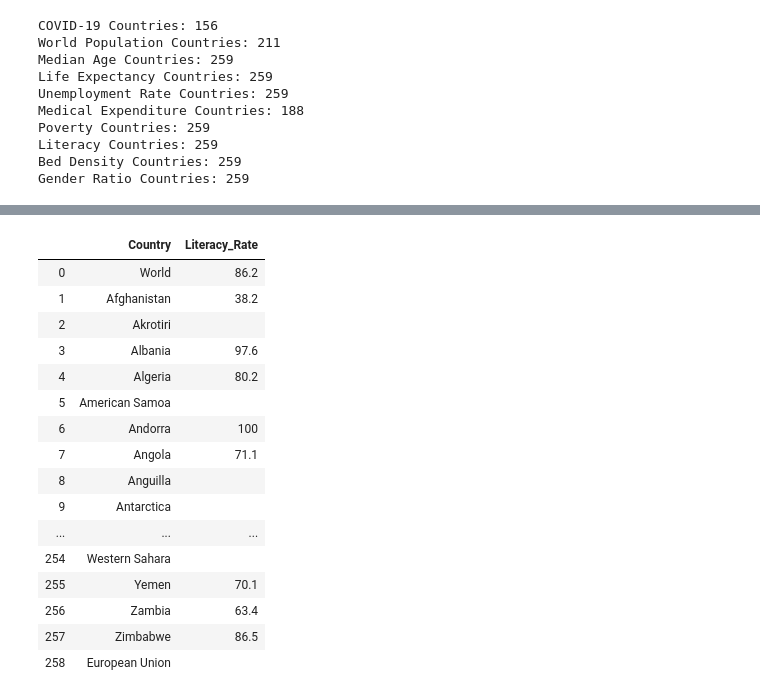
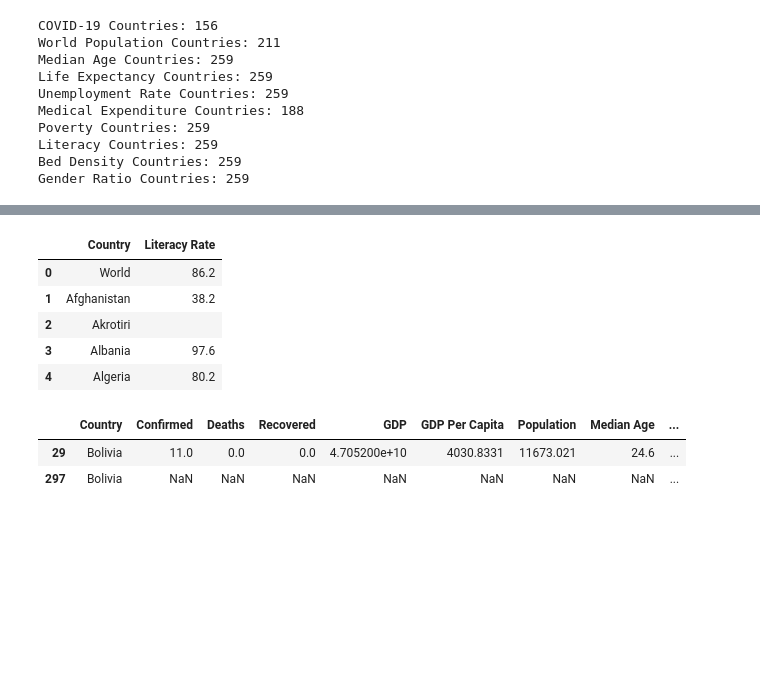
Before and after one commit to shozi91/PredictingCOVID, a Jupyter notebook: merged_data.ipynb, the cells around one changed output, grey strips where cells are left out. Drawn from its saved outputs; the diff is of its cells as text; code cells hidden in the pictures; blank space fills up the shorter version.

```diff
--- a/merged_data.ipynb
+++ b/merged_data.ipynb
@@ -129,33 +128,24 @@ Beds_df
 # %%
 literacy = {}
 
 for country in cia['countries'].keys():
     try:
         literacy[cia['countries'][country]['data']['name']] = cia['countries'][country]['data']['people']['literacy']['total_population']['value']
     except Exception as ex:
         literacy[cia['countries'][country]['data']['name']] = ''
 
-literacy_df = pd.DataFrame(literacy.items(), columns={'Country',"Literacy_Rate"})
-literacy_df.set_index = ('Country')
-literacy_df
+literacy_df = pd.DataFrame(literacy,index=[0])
+literacy_df = literacy_df.transpose()
+literacy_df.reset_index(inplace=True)
+literacy_df.rename(columns={'index':'Country', 0:'Literacy Rate'},inplace=True)
+literacy_df.head()
 # %% [output]
-|  | Country | Literacy_Rate |
+|  | Country | Literacy Rate |
 | 0 | World | 86.2 |
 | 1 | Afghanistan | 38.2 |
 | 2 | Akrotiri |  |
 | 3 | Albania | 97.6 |
 | 4 | Algeria | 80.2 |
-| 5 | American Samoa |  |
-| 6 | Andorra | 100 |
-| 7 | Angola | 71.1 |
-| 8 | Anguilla |  |
-| 9 | Antarctica |  |
-| ... | ... | ... |
-| 254 | Western Sahara |  |
-| 255 | Yemen | 70.1 |
-| 256 | Zambia | 63.4 |
-| 257 | Zimbabwe | 86.5 |
-| 258 | European Union |  |
 # %%
 Beds_df.to_csv('beds_density.csv', index=False)
 # %%
@@ -162,0 +206,6 @@ literacy_df.to_csv('literacy_rate.csv', index=False)
+# %%
+complete_df.query('Country.str.contains("Bolivia")',engine='python')
+# %% [output]
+|  | Country | Confirmed | Deaths | Recovered | GDP | GDP Per Capita | Population | Median Age | ... |
+| 29 | Bolivia | 11.0 | 0.0 | 0.0 | 4.705200e+10 | 4030.8331 | 11673.021 | 24.6 | ... |
+| 297 | Bolivia | NaN | NaN | NaN | NaN | NaN | NaN | NaN | ... |
```
Also changed, not shown: parts of 14 cells of this notebook, 3 other files.
